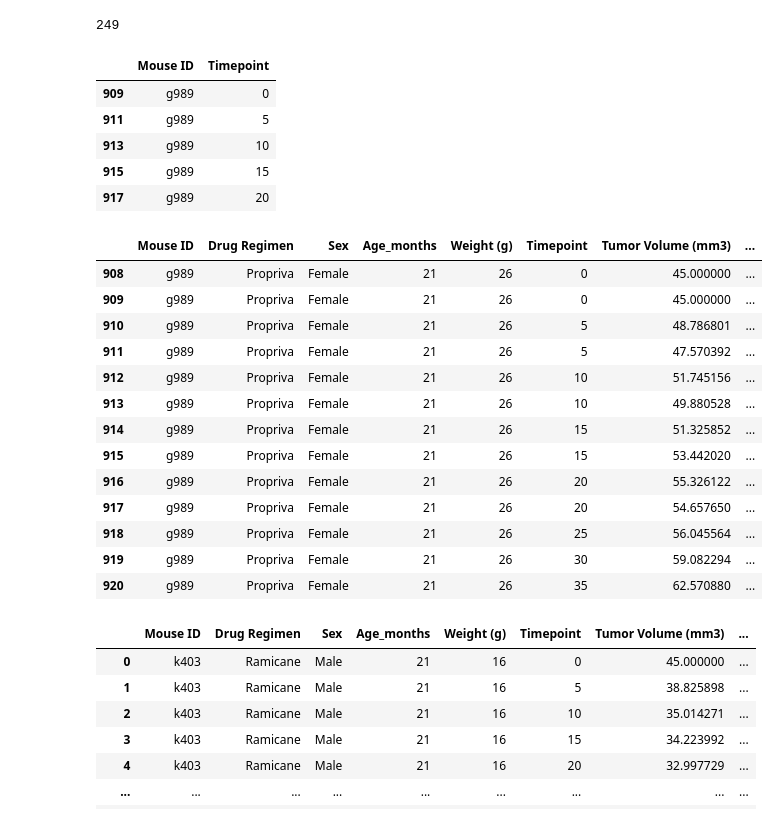
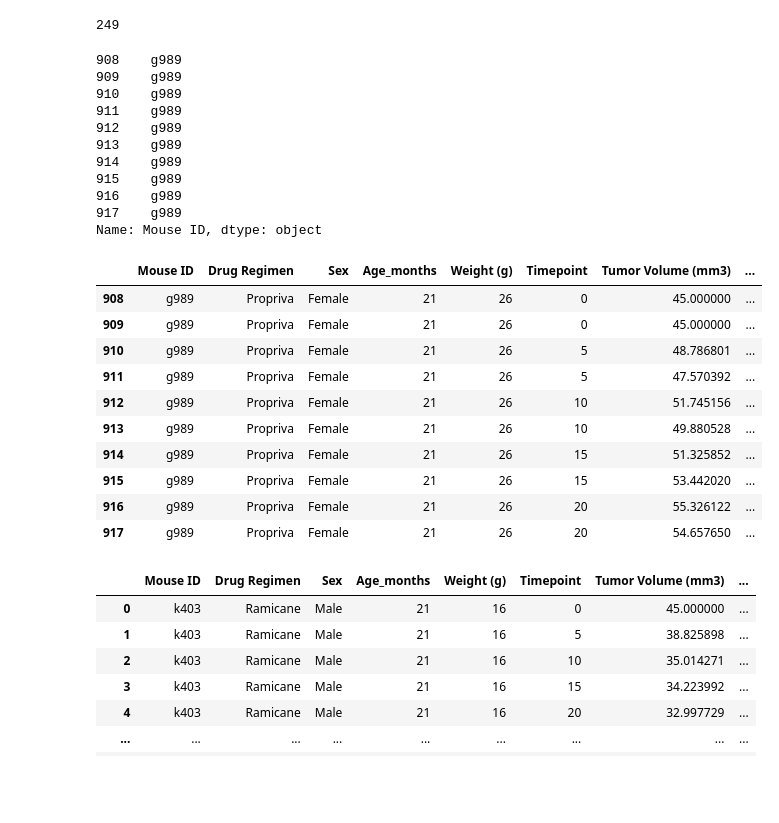
Before and after one commit to tratnikc/matplotlib-challenge, a Jupyter notebook: Pymaceuticals/pymaceuticals.ipynb, the cells around one changed output. Drawn from its saved outputs; the diff is of its cells as text; code cells hidden in the pictures; blank space fills up the shorter version.

```diff
--- a/Pymaceuticals/pymaceuticals.ipynb
+++ b/Pymaceuticals/pymaceuticals.ipynb
@@ -43,34 +43,36 @@ mouse_count
 249
 # %%
 # Getting the duplicate mice by ID number that shows up for Mouse ID and Timepoint.
-duplicate_mouse = mouse[["Mouse ID","Timepoint"]][mouse[["Mouse ID","Timepoint"]].duplicated()]
+duplicate_mouse = mouse["Mouse ID"][mouse[["Mouse ID","Timepoint"]].duplicated(keep=False)]
 duplicate_mouse
 # %% [output]
-|  | Mouse ID | Timepoint |
-| 909 | g989 | 0 |
-| 911 | g989 | 5 |
-| 913 | g989 | 10 |
-| 915 | g989 | 15 |
-| 917 | g989 | 20 |
+908    g989
+909    g989
+910    g989
+911    g989
+912    g989
+913    g989
+914    g989
+915    g989
+916    g989
+917    g989
+Name: Mouse ID, dtype: object
 # %%
 # Optional: Get all the data for the duplicate mouse ID.
-duplicate_mouse = mouse.loc[mouse["Mouse ID"] == "g989"]
-duplicate_mouse
+duplicated_mouse = mouse[mouse[["Mouse ID","Timepoint"]].duplicated(keep=False)]
+duplicated_mouse
 # %% [output]
 |  | Mouse ID | Drug Regimen | Sex | Age_months | Weight (g) | Timepoint | Tumor Volume (mm3) | ... |
 | 908 | g989 | Propriva | Female | 21 | 26 | 0 | 45.000000 | ... |
 | 909 | g989 | Propriva | Female | 21 | 26 | 0 | 45.000000 | ... |
 | 910 | g989 | Propriva | Female | 21 | 26 | 5 | 48.786801 | ... |
 | 911 | g989 | Propriva | Female | 21 | 26 | 5 | 47.570392 | ... |
 | 912 | g989 | Propriva | Female | 21 | 26 | 10 | 51.745156 | ... |
 | 913 | g989 | Propriva | Female | 21 | 26 | 10 | 49.880528 | ... |
 | 914 | g989 | Propriva | Female | 21 | 26 | 15 | 51.325852 | ... |
 | 915 | g989 | Propriva | Female | 21 | 26 | 15 | 53.442020 | ... |
 | 916 | g989 | Propriva | Female | 21 | 26 | 20 | 55.326122 | ... |
 | 917 | g989 | Propriva | Female | 21 | 26 | 20 | 54.657650 | ... |
-| 918 | g989 | Propriva | Female | 21 | 26 | 25 | 56.045564 | ... |
-| 919 | g989 | Propriva | Female | 21 | 26 | 30 | 59.082294 | ... |
-| 920 | g989 | Propriva | Female | 21 | 26 | 35 | 62.570880 | ... |
 # %%
 # Create a clean DataFrame by dropping the duplicate mouse by its ID.
 mouse_df = mouse.loc[mouse["Mouse ID"] != "g989"]
```
Also changed, not shown: parts of 5 cells of this notebook.
